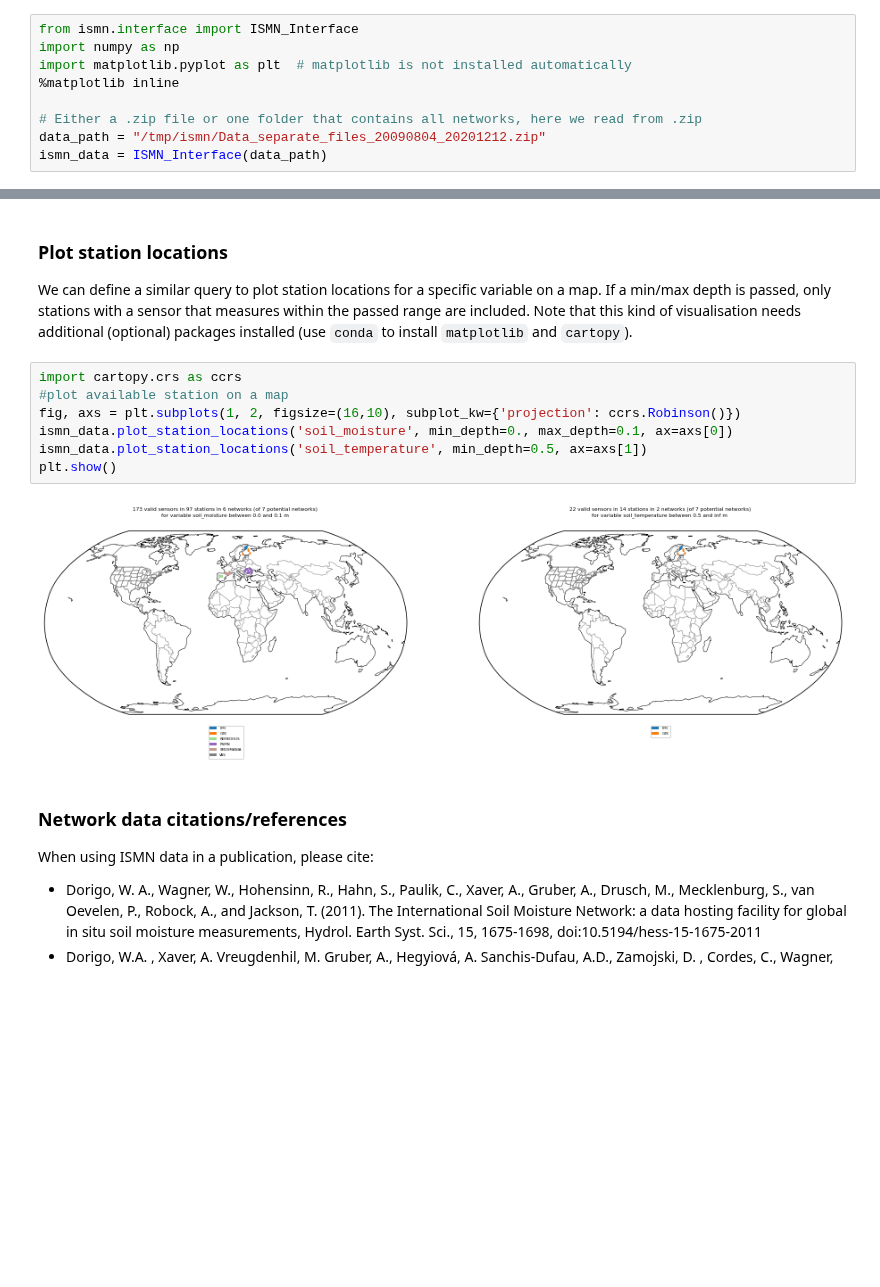
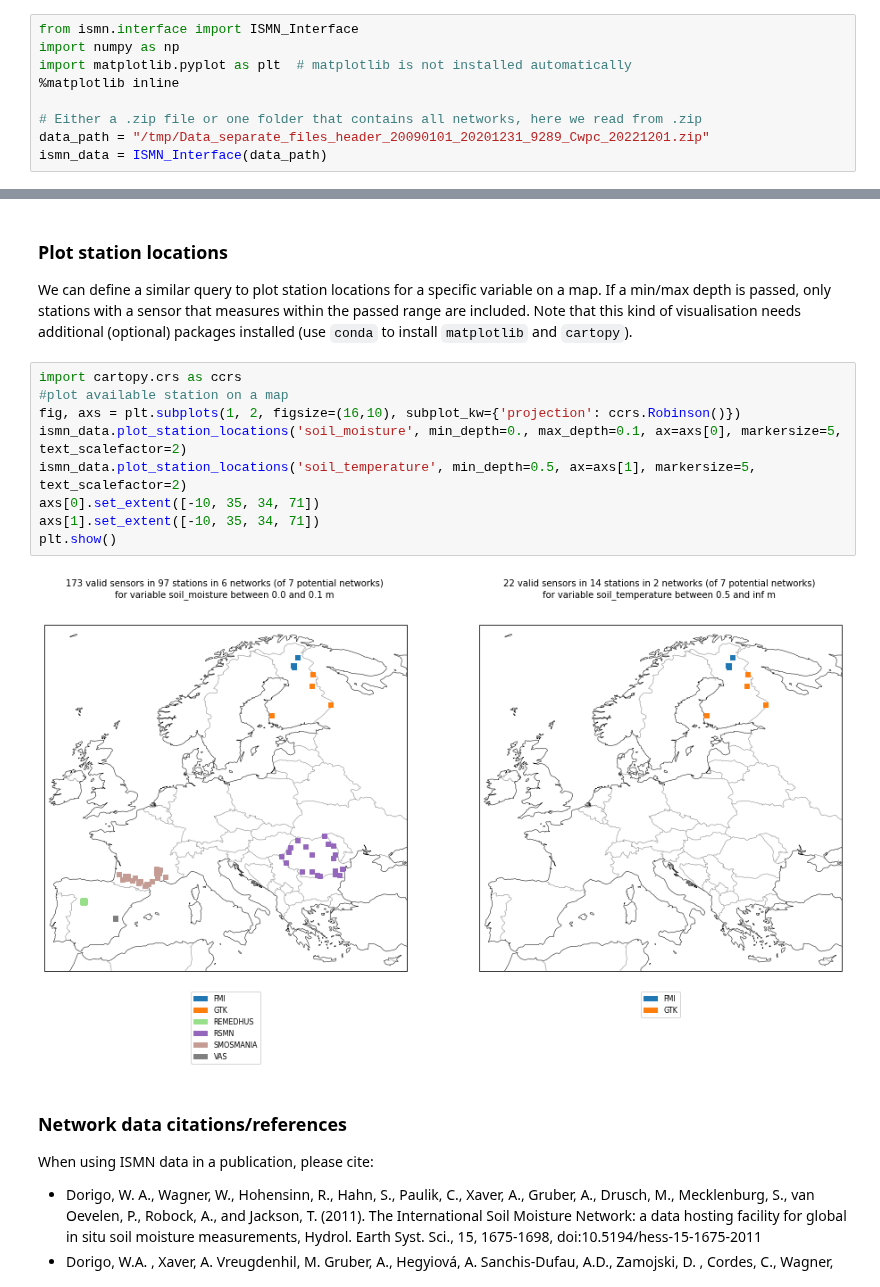
Before and after one commit to TUW-GEO/ismn, a Jupyter notebook: docs/examples/interface.ipynb, the cells around one changed output, grey strips where cells are left out. Cells and saved outputs as stored; diff of their text form; blank space fills up the shorter version.

```diff
--- a/docs/examples/interface.ipynb
+++ b/docs/examples/interface.ipynb
@@ -38,6 +38,6 @@ import matplotlib.pyplot as plt  # matplotlib is not installed automatically
 %matplotlib inline
 
 # Either a .zip file or one folder that contains all networks, here we read from .zip
-data_path = "/tmp/ismn/Data_separate_files_20090804_20201212.zip"
+data_path = "/tmp/Data_separate_files_header_20090101_20201231_9289_Cwpc_20221201.zip"
 ismn_data = ISMN_Interface(data_path)
 # %% [output]
@@ -302,12 +299,14 @@ We can define a similar query to plot station locations for a specific variable
 # %%
 import cartopy.crs as ccrs
 #plot available station on a map
 fig, axs = plt.subplots(1, 2, figsize=(16,10), subplot_kw={'projection': ccrs.Robinson()})
-ismn_data.plot_station_locations('soil_moisture', min_depth=0., max_depth=0.1, ax=axs[0])
-ismn_data.plot_station_locations('soil_temperature', min_depth=0.5, ax=axs[1])
+ismn_data.plot_station_locations('soil_moisture', min_depth=0., max_depth=0.1, ax=axs[0], markersize=5, text_scalefactor=2)
+ismn_data.plot_station_locations('soil_temperature', min_depth=0.5, ax=axs[1], markersize=5, text_scalefactor=2)
+axs[0].set_extent([-10, 35, 34, 71])
+axs[1].set_extent([-10, 35, 34, 71])
 plt.show()
 # %% [output]
-[figure, old version]
+[figure, new version]
 # %% [markdown]
 ### Network data citations/references
 When using ISMN data in a publication, please cite:
```
Also changed, not shown: parts of 25 cells of this notebook, 4 other files.
